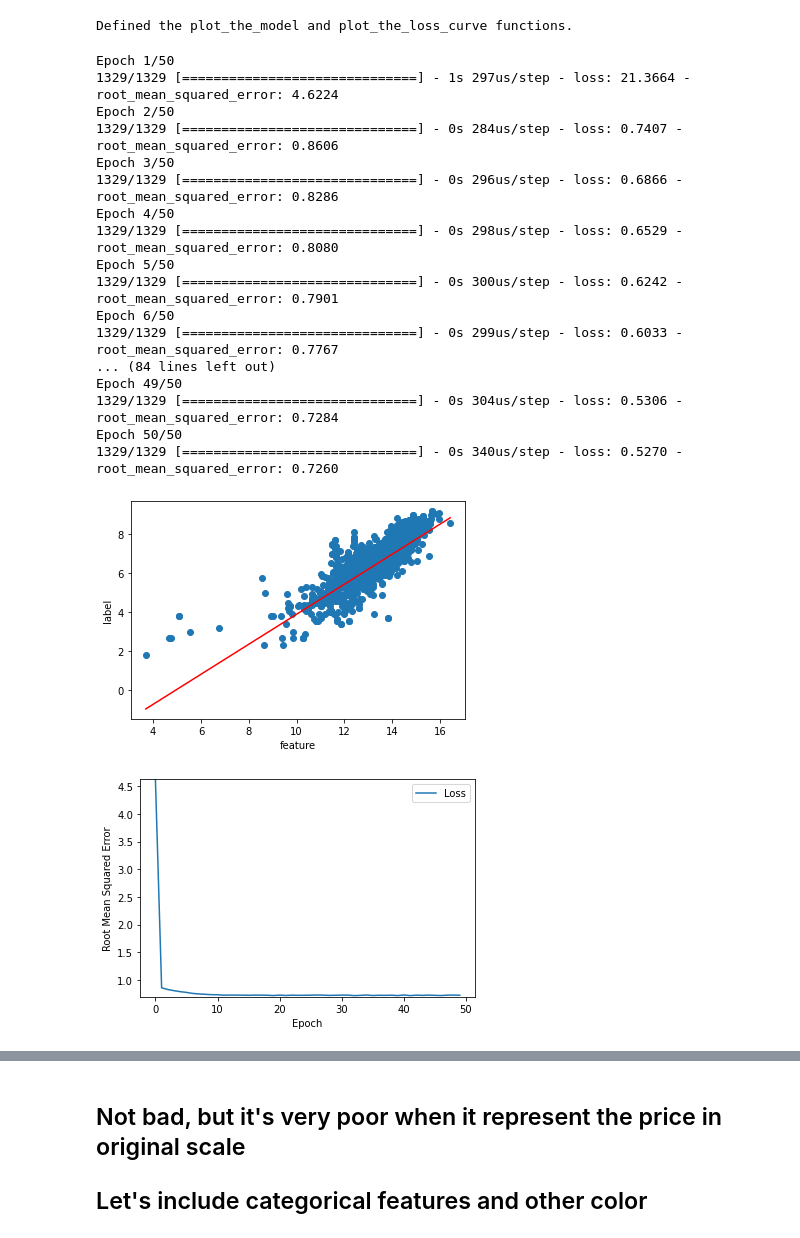
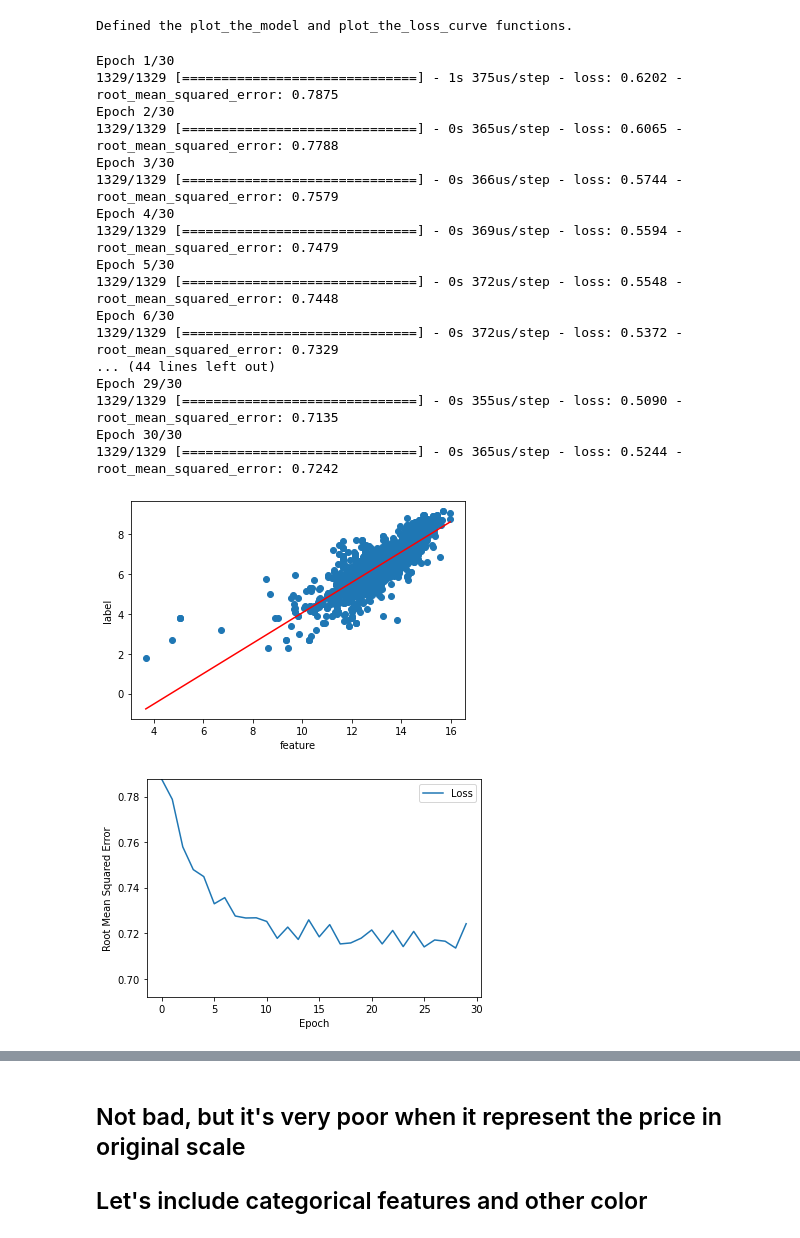
Before and after one commit to skim30-uvm/Learning, a Jupyter notebook: ML/Project_IKEA.ipynb, the cells around one changed output, grey strips where cells are left out. Cells and saved outputs as stored; diff of their text form; code cells hidden in the pictures.

```diff
--- a/ML/Project_IKEA.ipynb
+++ b/ML/Project_IKEA.ipynb
@@ -369,32 +369,32 @@ feature_1, label_1 = pandas_to_numpy(train1[['volumn','price']])
 # %%
 # set hyperparameters
 learning_rate=0.01
-epochs=50
+epochs=30
 my_batch_size=1
 
 my_model_1 = build_model_1(learning_rate)
 trained_weight, trained_bias, epochs, rmse = train_model_1(my_model_1, feature_1['volumn'],
                                                            label_1, epochs,
                                                            my_batch_size)
 plot_the_model(float(trained_weight), float(trained_bias), feature_1['volumn'], label_1)
 plot_the_loss_curve(epochs, rmse)
 # %% [output]
-Epoch 1/50
-1329/1329 [==============================] - 1s 297us/step - loss: 21.3664 - root_mean_squared_error: 4.6224
-Epoch 2/50
-1329/1329 [==============================] - 0s 284us/step - loss: 0.7407 - root_mean_squared_error: 0.8606
-Epoch 3/50
-1329/1329 [==============================] - 0s 296us/step - loss: 0.6866 - root_mean_squared_error: 0.8286
-Epoch 4/50
-1329/1329 [==============================] - 0s 298us/step - loss: 0.6529 - root_mean_squared_error: 0.8080
-Epoch 5/50
-1329/1329 [==============================] - 0s 300us/step - loss: 0.6242 - root_mean_squared_error: 0.7901
-Epoch 6/50
-1329/1329 [==============================] - 0s 299us/step - loss: 0.6033 - root_mean_squared_error: 0.7767
-... (84 lines left out)
-Epoch 49/50
-1329/1329 [==============================] - 0s 304us/step - loss: 0.5306 - root_mean_squared_error: 0.7284
-Epoch 50/50
-1329/1329 [==============================] - 0s 340us/step - loss: 0.5270 - root_mean_squared_error: 0.7260
+Epoch 1/30
+1329/1329 [==============================] - 1s 375us/step - loss: 0.6202 - root_mean_squared_error: 0.7875
+Epoch 2/30
+1329/1329 [==============================] - 0s 365us/step - loss: 0.6065 - root_mean_squared_error: 0.7788
+Epoch 3/30
+1329/1329 [==============================] - 0s 366us/step - loss: 0.5744 - root_mean_squared_error: 0.7579
+Epoch 4/30
+1329/1329 [==============================] - 0s 369us/step - loss: 0.5594 - root_mean_squared_error: 0.7479
+Epoch 5/30
+1329/1329 [==============================] - 0s 372us/step - loss: 0.5548 - root_mean_squared_error: 0.7448
+Epoch 6/30
+1329/1329 [==============================] - 0s 372us/step - loss: 0.5372 - root_mean_squared_error: 0.7329
+... (44 lines left out)
+Epoch 29/30
+1329/1329 [==============================] - 0s 355us/step - loss: 0.5090 - root_mean_squared_error: 0.7135
+Epoch 30/30
+1329/1329 [==============================] - 0s 365us/step - loss: 0.5244 - root_mean_squared_error: 0.7242
-[figure, old version]
+[figure, new version]
-[figure, old version]
+[figure, new version]
```
Also changed, not shown: parts of 14 cells of this notebook, 1 other file.
